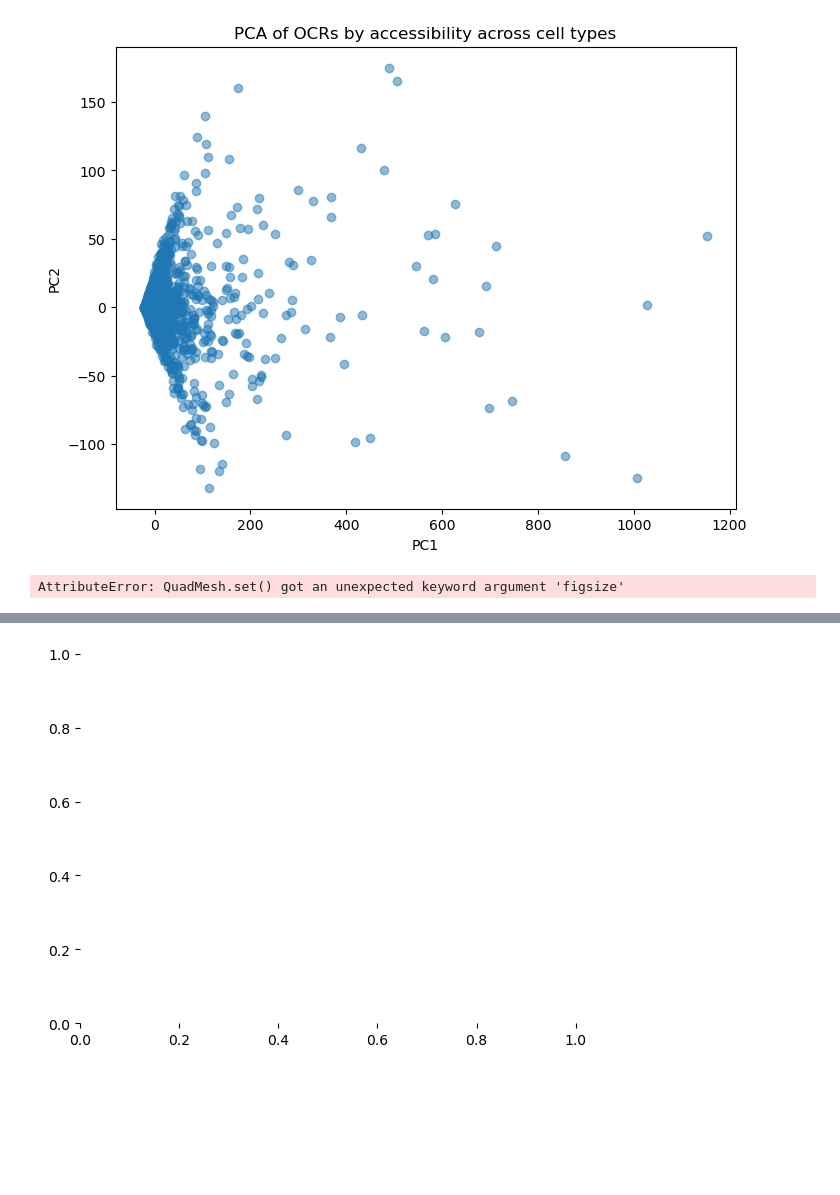
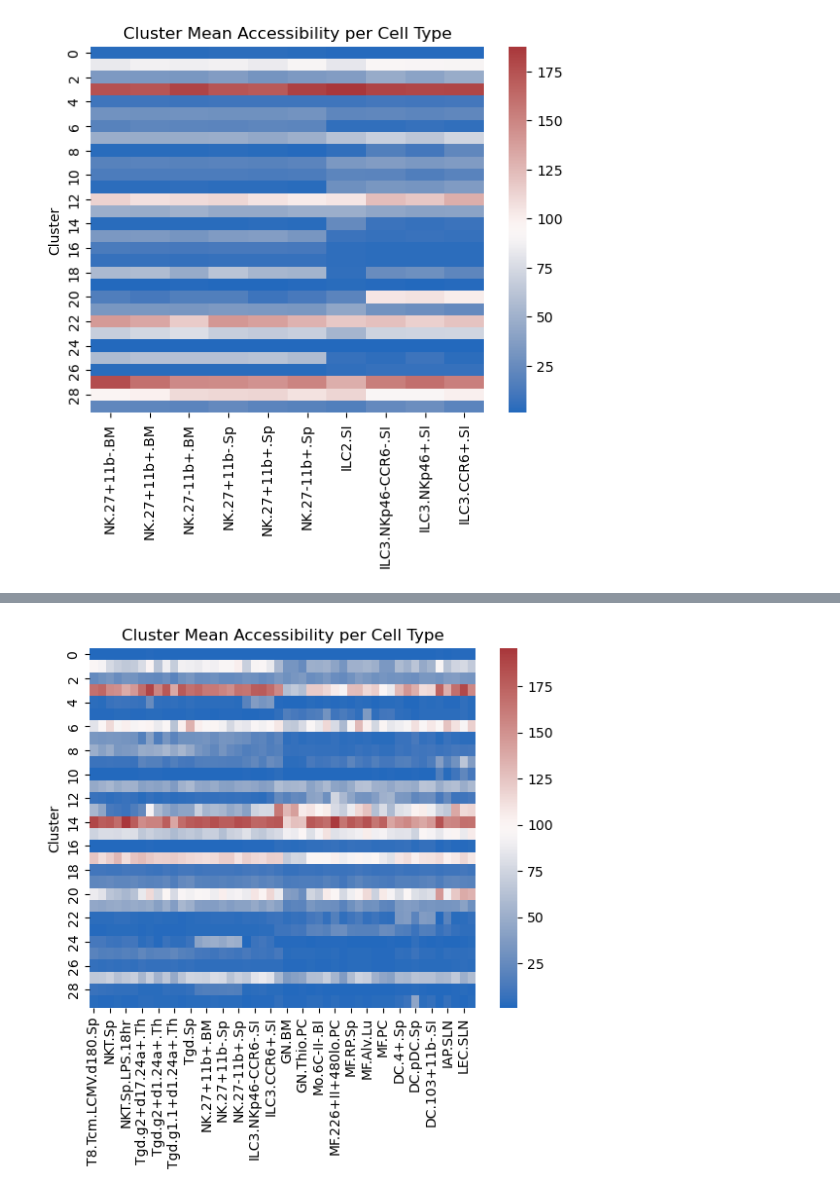
Before and after one commit to Topic2-Gene-Regulation-Immune-Cells/ILC-cells-Team4, a Jupyter notebook: Data1_Question2_Kmeans_heatmap copy.ipynb, the cells around one changed output, grey strips where cells are left out. Drawn from its saved outputs; the diff is of its cells as text; code cells hidden in the pictures; blank space fills up the shorter version.

```diff
--- a/Data1_Question2_Kmeans_heatmap copy.ipynb
+++ b/Data1_Question2_Kmeans_heatmap copy.ipynb
@@ -1,4 +1,6 @@
 # %%
+print("13. **Can one define different classes of peaks based on the signal and its variation across cells?**")
+
 import pandas as pd
 import numpy as np
 from sklearn.decomposition import PCA
@@ -10,34 +12,63 @@ import matplotlib.pyplot as plt
 # Load the data
 df_raw = pd.read_csv("data/ImmGenATAC18_AllOCRsInfo.csv", header=0, quotechar='"', low_memory=False)
 
-# Extract only the cell type columns (from column 54 onward)
-df_expr = df_raw.iloc[:5000, 53:]
-df_expr.index = df_raw.iloc[:5000, 0]  # OCR ID or similar
+# Extract only the columns for NK and ILC. Only 5000 samples
+df_expr = df_raw[['NK.27+11b-.BM', 'NK.27+11b+.BM', 'NK.27-11b+.BM', 'NK.27+11b-.Sp',
+       'NK.27+11b+.Sp', 'NK.27-11b+.Sp', 'ILC2.SI', 'ILC3.NKp46-CCR6-.SI',
+       'ILC3.NKp46+.SI', 'ILC3.CCR6+.SI']]
+df_expr = df_expr.iloc[:5000, :]
+df_expr.index = df_raw.iloc[:5000, :]
+print(df_expr[:10])
 
-# PCA with 25 components
-pca = PCA(n_components=25)
-X_pca = pca.fit_transform(df_expr)
-plt.figure(figsize=(8,6))
-plt.scatter(X_pca[:,0], X_pca[:,1], alpha=0.5)
-plt.xlabel('PC1')
-plt.ylabel('PC2')
-plt.title('PCA of OCRs by accessibility across cell types')
-plt.show()
+# PCA with 9 components
+#pca = PCA(n_components=9)
+#X_pca = pca.fit_transform(df_expr)
+#plt.figure(figsize=(8,6))
+#plt.scatter(X_pca[:,0], X_pca[:,1], alpha=0.5)
+#plt.xlabel('PC1')
+#plt.ylabel('PC2')
+#plt.title('PCA of OCRs across cell types')
+#plt.show()
+
 from sklearn.cluster import KMeans
 
-
-k = 20  # Tune this if needed
+k = 30
 kmeans = KMeans(n_clusters=k, random_state=42)
 df_expr['Cluster'] = kmeans.fit_predict(df_expr)
 
 cluster_means = df_expr.groupby('Cluster').mean()
 
-# Optionally: plot a heatmap of the cluster means
-sns.heatmap(cluster_means, cmap='vlag', figsize=(12, 8))
+# heatmap of the cluster means
+sns.heatmap(cluster_means, cmap='vlag')
 plt.title("Cluster Mean Accessibility per Cell Type")
 plt.show()
-sns.clustermap(df_expr, row_linkage=cluster_means, col_linkage=cluster_means,
-               cmap="vlag", figsize=(10, 10), xticklabels=df_expr.index, yticklabels=df_expr.index)
-plt.suptitle("Hierarchical Clustering of OCRs based on their Accessibility in NK, ILC(after PCA + Pearson)", y=1.02)
+
+#Next: compare NK and ILC to other cell types
+# Extract only the columns for NK and ILC. Only 5000 samples
+df_expr = df_raw.iloc[:5000, 50:]
+df_expr.index = df_raw.iloc[:5000, 0]
+print(df_expr[:10])
+
+# PCA with 9 components
+#pca = PCA(n_components=9)
+#X_pca = pca.fit_transform(df_expr)
+#plt.figure(figsize=(8,6))
+#plt.scatter(X_pca[:,0], X_pca[:,1], alpha=0.5)
+#plt.xlabel('PC1')
+#plt.ylabel('PC2')
+#plt.title('PCA of OCRs across cell types')
+#plt.show()
+
+from sklearn.cluster import KMeans
+
+k = 30
+kmeans = KMeans(n_clusters=k, random_state=42)
+df_expr['Cluster'] = kmeans.fit_predict(df_expr)
+
+cluster_means = df_expr.groupby('Cluster').mean()
+
+# heatmap of the cluster means
+sns.heatmap(cluster_means, cmap='vlag')
+plt.title("Cluster Mean Accessibility per Cell Type")
 plt.show()
 # %% [output]
@@ -44,2 +108 @@ plt.show()
-[figure, old version]
+[figure, new version]
-AttributeError: QuadMesh.set() got an unexpected keyword argument 'figsize'
@@ -46 +126 @@ AttributeError: QuadMesh.set() got an unexpected keyword argument 'figsize'
-[figure, old version]
+[figure, new version]
```
Also changed, not shown: parts of 1 cell of this notebook.
